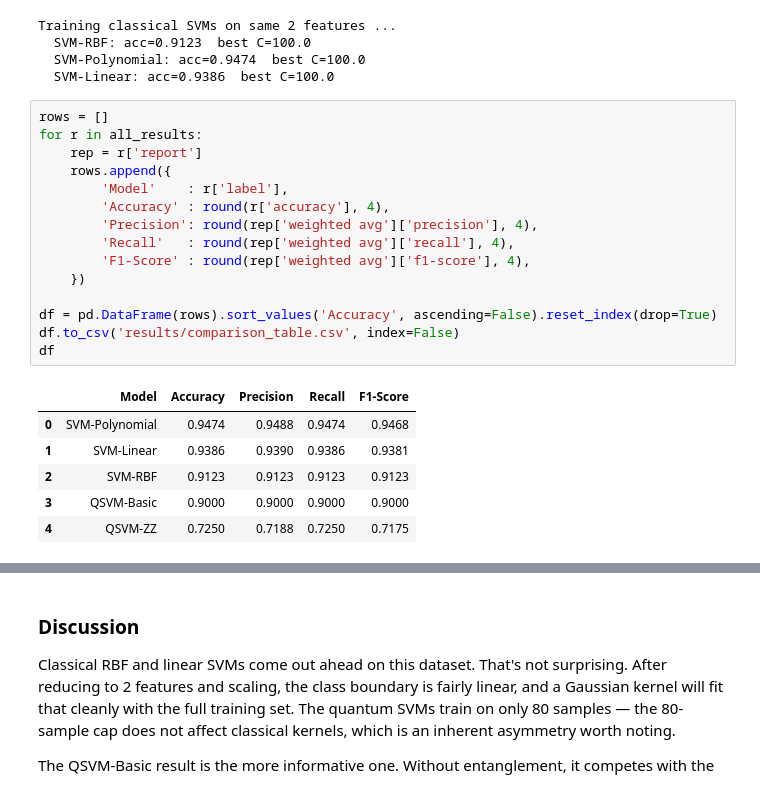
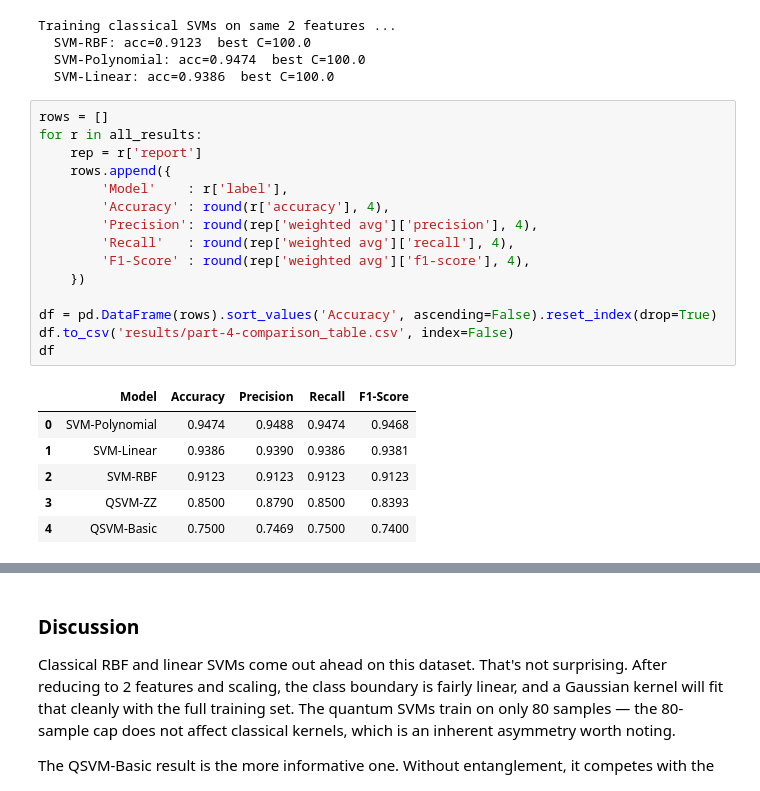
Before and after one commit to AhmedYousriSobhi/QKC, a Jupyter notebook: notebooks/quantum_kernel_classification.ipynb, the cells around one changed output, grey strips where cells are left out. Saved outputs shown, nothing was run; the diff lists cells and outputs as text.

```diff
--- a/notebooks/quantum_kernel_classification.ipynb
+++ b/notebooks/quantum_kernel_classification.ipynb
@@ -426,25 +426,25 @@ Training classical SVMs on same 2 features ...
 # %%
 rows = []
 for r in all_results:
     rep = r['report']
     rows.append({
         'Model'    : r['label'],
         'Accuracy' : round(r['accuracy'], 4),
         'Precision': round(rep['weighted avg']['precision'], 4),
         'Recall'   : round(rep['weighted avg']['recall'], 4),
         'F1-Score' : round(rep['weighted avg']['f1-score'], 4),
     })
 
 df = pd.DataFrame(rows).sort_values('Accuracy', ascending=False).reset_index(drop=True)
-df.to_csv('results/comparison_table.csv', index=False)
+df.to_csv('results/part-4-comparison_table.csv', index=False)
 df
 # %% [output]
 |  | Model | Accuracy | Precision | Recall | F1-Score |
 | 0 | SVM-Polynomial | 0.9474 | 0.9488 | 0.9474 | 0.9468 |
 | 1 | SVM-Linear | 0.9386 | 0.9390 | 0.9386 | 0.9381 |
 | 2 | SVM-RBF | 0.9123 | 0.9123 | 0.9123 | 0.9123 |
-| 3 | QSVM-Basic | 0.9000 | 0.9000 | 0.9000 | 0.9000 |
-| 4 | QSVM-ZZ | 0.7250 | 0.7188 | 0.7250 | 0.7175 |
+| 3 | QSVM-ZZ | 0.8500 | 0.8790 | 0.8500 | 0.8393 |
+| 4 | QSVM-Basic | 0.7500 | 0.7469 | 0.7500 | 0.7400 |
 # %%
 # Comparison bar chart
 sorted_res = sorted(all_results, key=lambda r: r['accuracy'], reverse=True)
```
Also changed, not shown: parts of 14 cells of this notebook, 30 other files.
